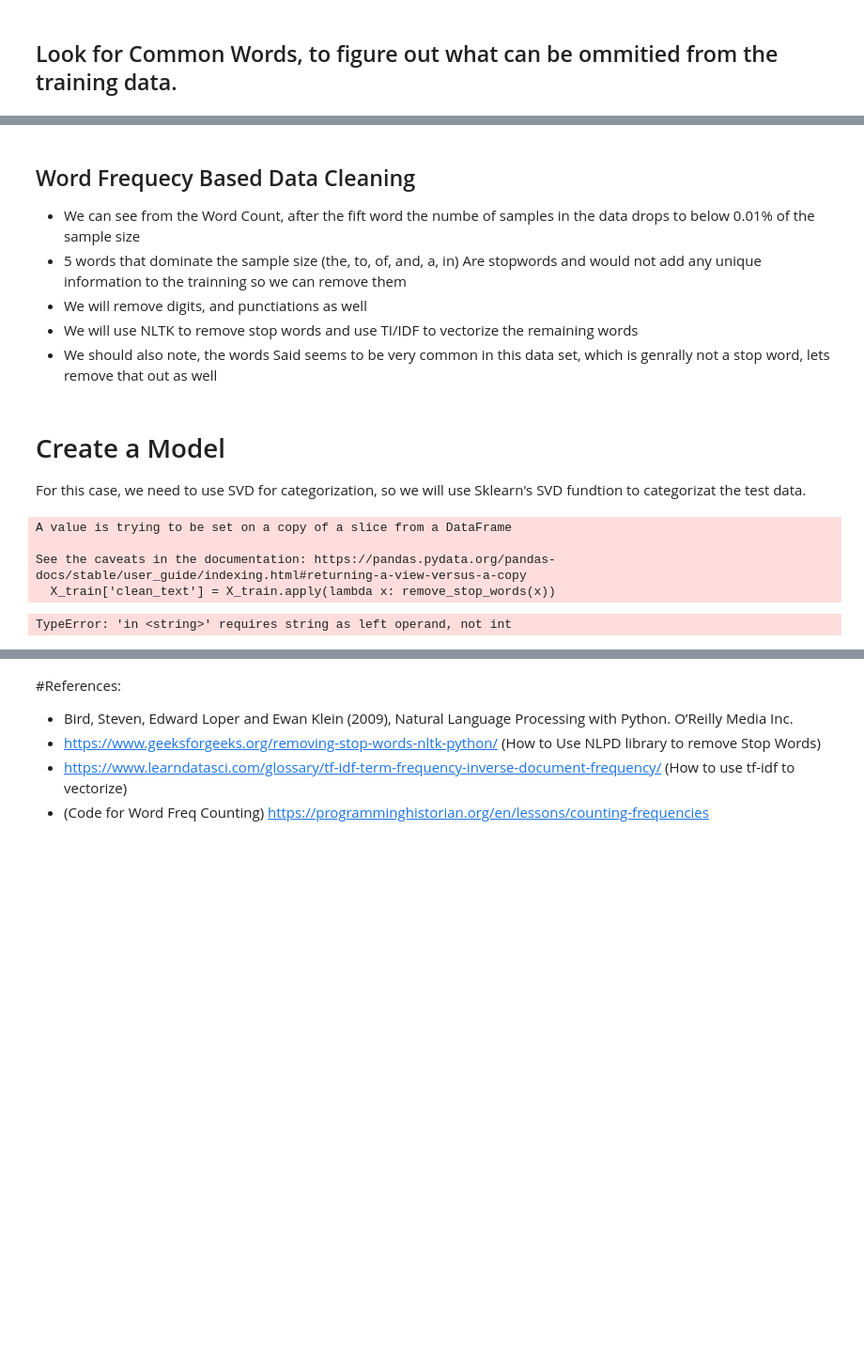
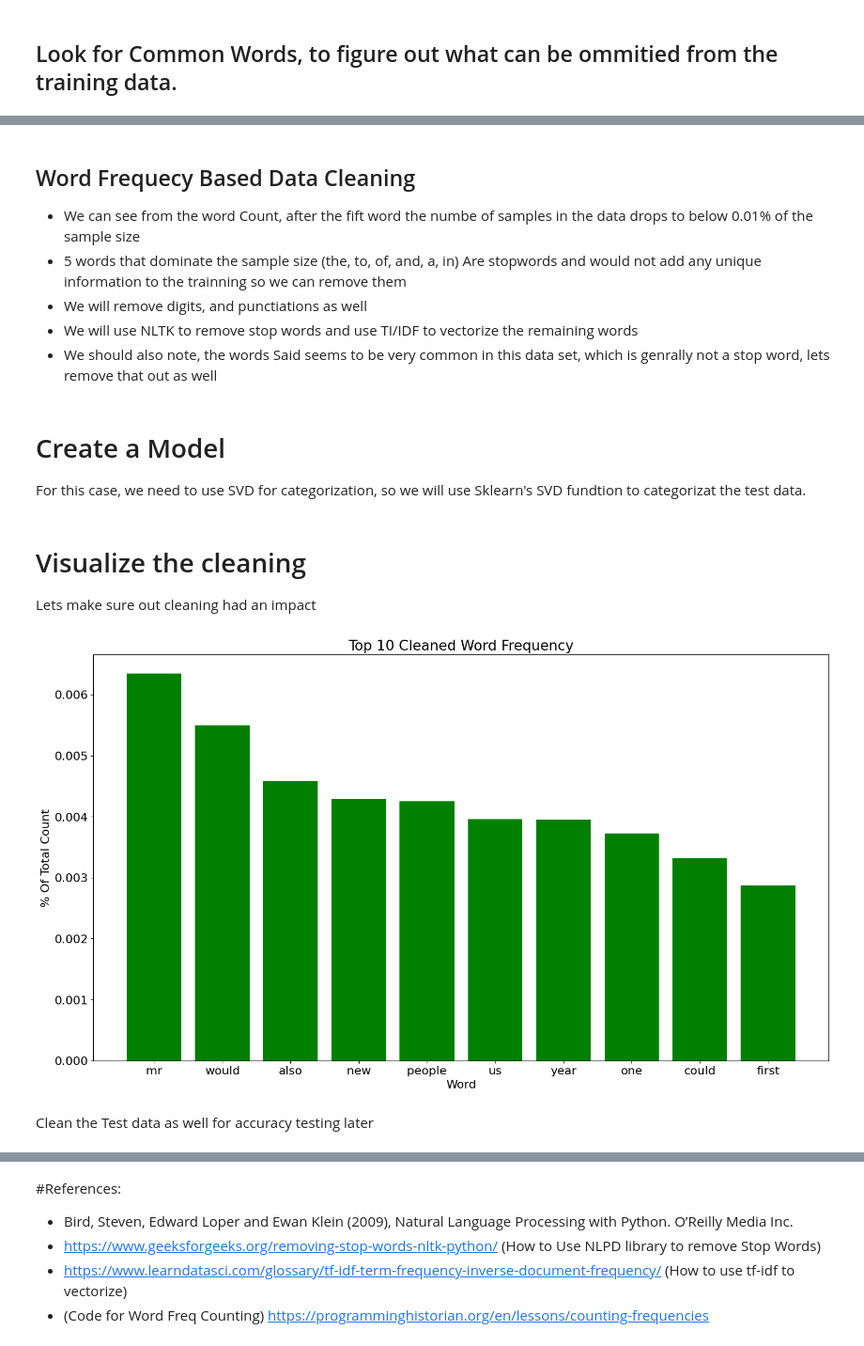
Before and after one commit to unemallan/BBCNews-USML-Week4, a Jupyter notebook: BBC_News_Classifier.ipynb, the cells around one changed output, grey strips where cells are left out. Shown at 94% size. Saved outputs shown, nothing was run; the diff lists cells and outputs as text; code cells hidden in the pictures; blank space fills up the shorter version.

```diff
--- a/BBC_News_Classifier.ipynb
+++ b/BBC_News_Classifier.ipynb
@@ -101,6 +126,6 @@ Name: count, dtype: int64
 # %% [markdown]
 ## Word Frequecy Based Data Cleaning
-* We can see from the Word Count, after the fift word the numbe of samples in the data drops to below 0.01% of the sample size
+* We can see from the word Count, after the fift word the numbe of samples in the data drops to below 0.01% of the sample size
 * 5 words that dominate the sample size (the, to, of, and, a, in) Are stopwords and would not add any unique information to the trainning so we can remove them
 * We will remove digits, and punctiations as well
 * We will use NLTK to remove stop words and use TI/IDF to vectorize the remaining words
@@ -109,17 +134,11 @@ Name: count, dtype: int64
 # Create a Model
 For this case, we need to use SVD for categorization, so we will use Sklearn's SVD fundtion to categorizat the test data.
 # %%
-def remove_stop_words(doc):
+def filter_words(doc):
     text = "".join([char for char in doc if char not in string.punctuation and not char.isdigit()])
     tokens = wordpunct_tokenize(text)
-    _filtered_words = [word for word in tokens if word.lower() not in stopwords.words('english')]
+    word_list = ['said', 'BBC', 'news', 'bbc', 'market']
+    _filtered_words = [word for word in tokens if word.lower() not in stopwords.words('english') and word.isalpha() and word not in word_list]
     return ' '.join(_filtered_words)
 
-X_train['clean_text'] = X_train.apply(lambda x: remove_stop_words(x))
-X_test['clean_text'] = X_test.apply(lambda x: remove_stop_words(x))
+X_train['clean_text'] = X_train.apply(lambda x: filter_words(x))
-# %% [output]
-A value is trying to be set on a copy of a slice from a DataFrame
-
-See the caveats in the documentation: https://pandas.pydata.org/pandas-docs/stable/user_guide/indexing.html#returning-a-view-versus-a-copy
-  X_train['clean_text'] = X_train.apply(lambda x: remove_stop_words(x))
-TypeError: 'in <string>' requires string as left operand, not int
@@ -133,0 +145,16 @@ tfidf_feature_names = tfidf_vectorizer.get_feature_names_out()
+# %% [markdown]
+# Visualize the cleaning
+Lets make sure out cleaning had an impact
+# %%
+word_frq = X_train.clean_text.str.split(expand=True).unstack().value_counts()
+frq_plot = word_frq[:10] / np.sum(word_frq)
+plt.figure(figsize=(18, 10))
+plt.bar(frq_plot.index, frq_plot.values, color='Green')
+plt.title('Top 10 Cleaned Word Frequency')
+plt.xlabel('Word')
+plt.ylabel('% Of Total Count')
+plt.show()
+# %% [output]
+[figure, added]
+# %% [markdown]
+Clean the Test data as well for accuracy testing later
```
Also changed, not shown: parts of 33 cells of this notebook.
